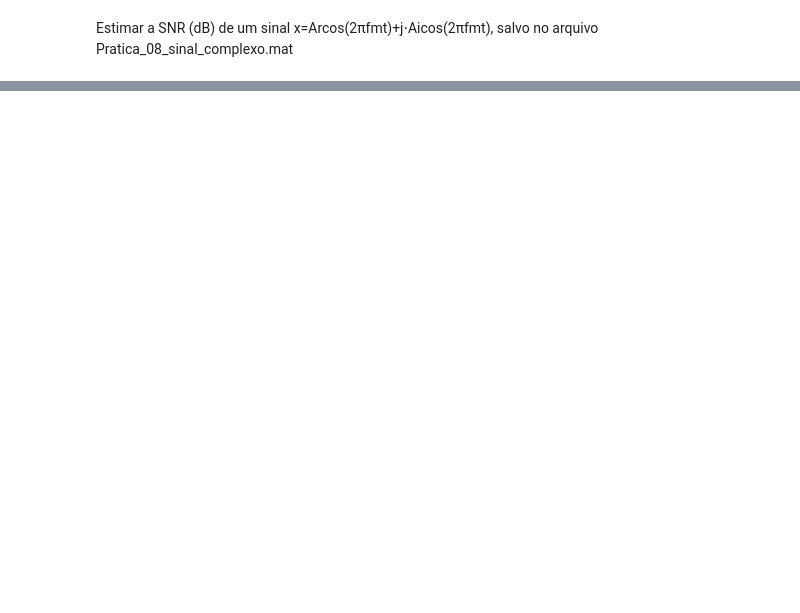
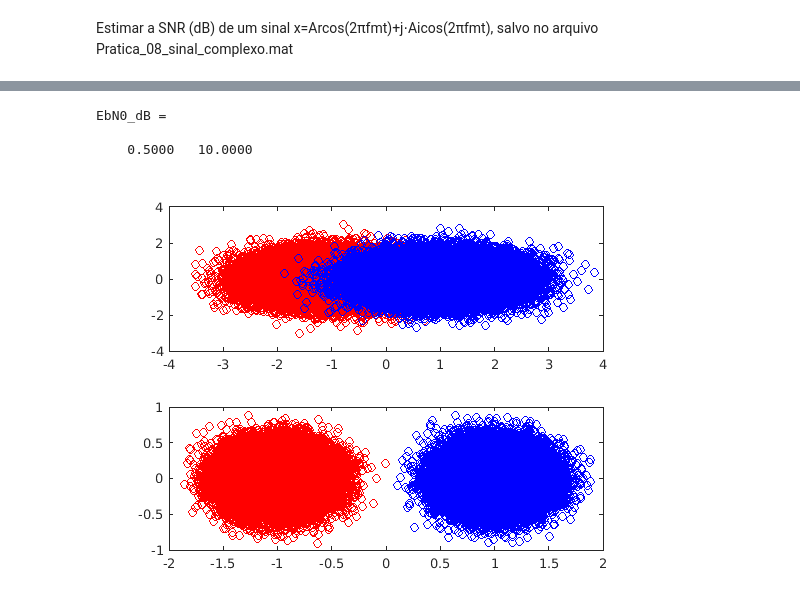
Before and after one commit to jpmarques-13/JoaoPaulo_dco2004, a Jupyter notebook: Pratica8/Entrega_08.ipynb, the cells around one changed output, grey strips where cells are left out. Cells and saved outputs as stored; diff of their text form; code cells hidden in the pictures; blank space fills up the shorter version.

```diff
--- a/Pratica8/Entrega_08.ipynb
+++ b/Pratica8/Entrega_08.ipynb
@@ -69,25 +81,30 @@ Eb/N0 = 0, 5 e 20 dB; modulação BPSK;
 # %%
 %% BPSK
 clc;
 clear;
-EbN0_dB = [0.5 10]                                          % Eb/N0 de entrada
+EbN0_dB = [0.5 10];                                          % Eb/N0 de entrada
 Ns = 10^5;                                             % Número de símbolos simulados
 M = 2;                                                 % Número de símbolo da modulação
 bits2 = randi([0 M-1],Ns,1);
 txSig = pskmod(bits2,M);
 
 
 figure
 rxSig = awgn(txSig,0.5);
 subplot(2,1,1);
 plot(rxSig(find(txSig<0)),'ro')
 hold on
 plot(rxSig(find(txSig>0)),'bo')
 rxSig = awgn(txSig,10);
 subplot(2,1,2);
 plot(rxSig(find(txSig<0)),'ro')
 hold on
 plot(rxSig(find(txSig>0)),'bo')
+# %% [output]
+EbN0_dB =
+
+    0.5000   10.0000
+[figure, added]
 # %%
 Eb/N0 = 0, 5 e 20 dB; modulação 8-PSK.
 # %%
```
Also changed, not shown: parts of 4 cells of this notebook, 1 other file.
